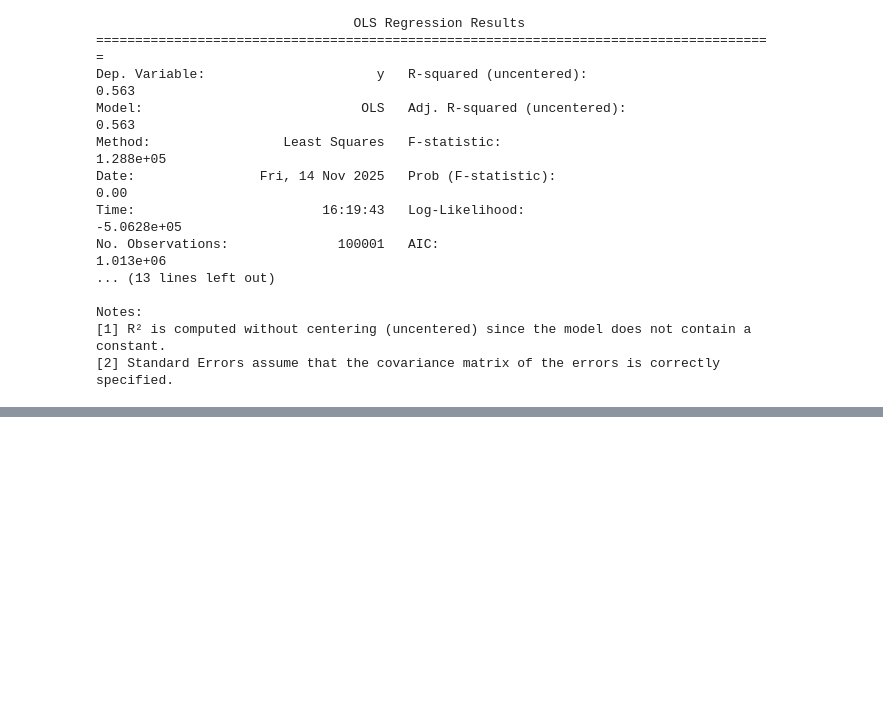
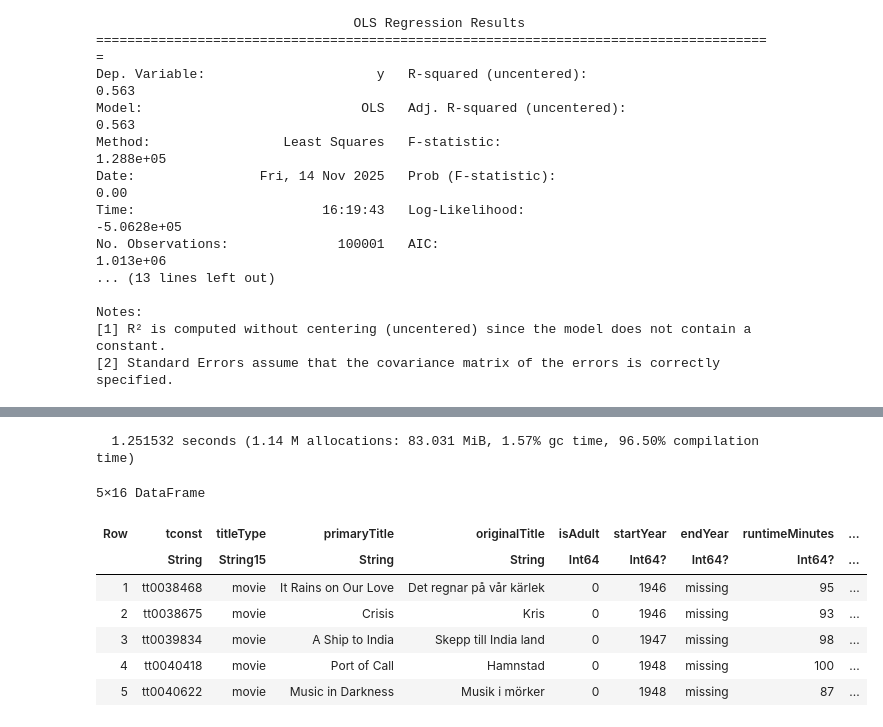
Before and after one commit to nuitrcs/Julia_workshop, a Jupyter notebook: content_2025/Day1_2025/julia_demos.ipynb, the cells around one changed output, grey strips where cells are left out. Cells and saved outputs as stored; diff of their text form; code cells hidden in the pictures; blank space fills up the shorter version.

```diff
--- a/content_2025/Day1_2025/julia_demos.ipynb
+++ b/content_2025/Day1_2025/julia_demos.ipynb
@@ -340,0 +379,28 @@ Let's look at what one would do to combine the information about Movie Titles an
+# %%
+# Join joined_basics_crew and name.basics on the directors name identifier strings
+# this is directors in joined_basics_crew and nconst in name.basics
+# We'll use left join to keep all of the rows from
+# joined_basics_crew plus directors--nconst matches from name.basics
+
+# Drop missing values if any
+dropmissing!(joined_basics_crew, :directors)
+dropmissing!(name_basics, :nconst)
+
+# Ensure directors and nconst are String
+joined_basics_crew.directors = replace.(String.(joined_basics_crew.directors))
+name_basics.nconst   = replace.(String.(name_basics.nconst))
+
+# Perform join
+@time joined_basics_crew_names = leftjoin(joined_basics_crew, name_basics, on = [:directors => :nconst])
+
+first(joined_basics_crew_names, 5)
+# %% [output]
+  1.251532 seconds (1.14 M allocations: 83.031 MiB, 1.57% gc time, 96.50% compilation time)
+5×16 DataFrame
+| Row | tconst | titleType | primaryTitle | originalTitle | isAdult | startYear | endYear | runtimeMinutes | ... |
+|  | String | String15 | String | String | Int64 | Int64? | Int64? | Int64? | ... |
+| 1 | tt0038468 | movie | It Rains on Our Love | Det regnar på vår kärlek | 0 | 1946 | missing | 95 | ... |
+| 2 | tt0038675 | movie | Crisis | Kris | 0 | 1946 | missing | 93 | ... |
+| 3 | tt0039834 | movie | A Ship to India | Skepp till India land | 0 | 1947 | missing | 98 | ... |
+| 4 | tt0040418 | movie | Port of Call | Hamnstad | 0 | 1948 | missing | 100 | ... |
+| 5 | tt0040622 | movie | Music in Darkness | Musik i mörker | 0 | 1948 | missing | 87 | ... |
```
Also changed, not shown: parts of 34 cells of this notebook, 1 other file.
